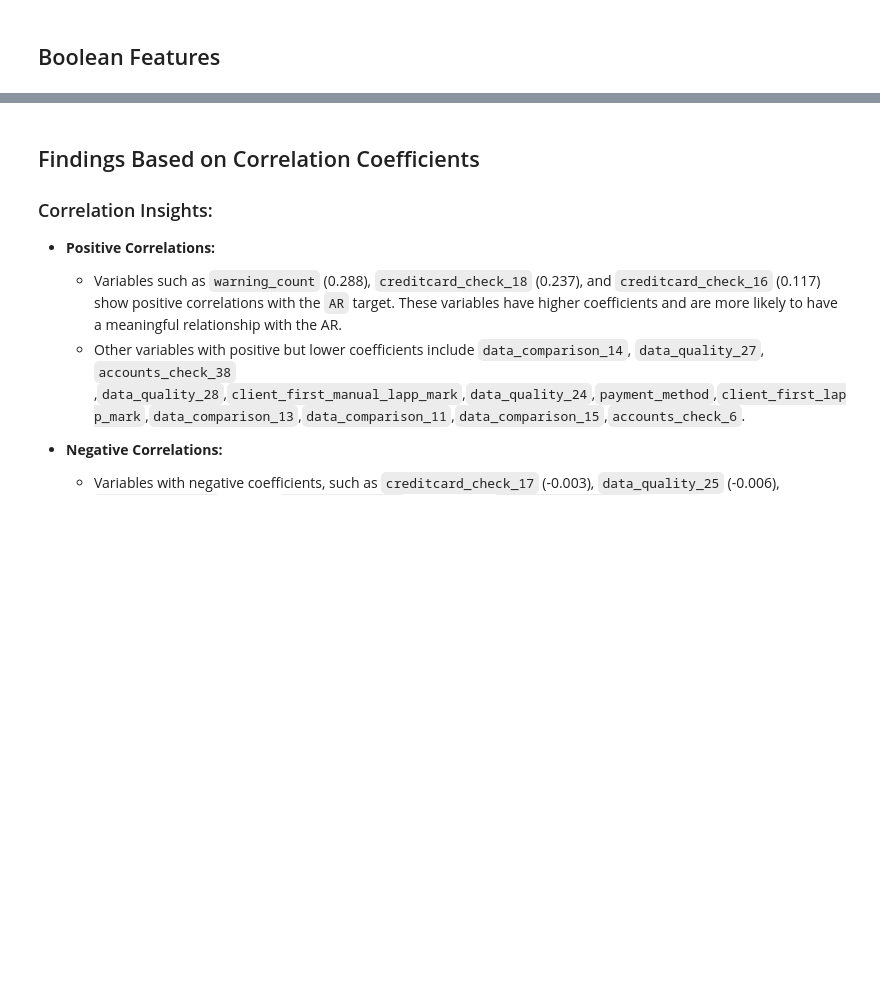
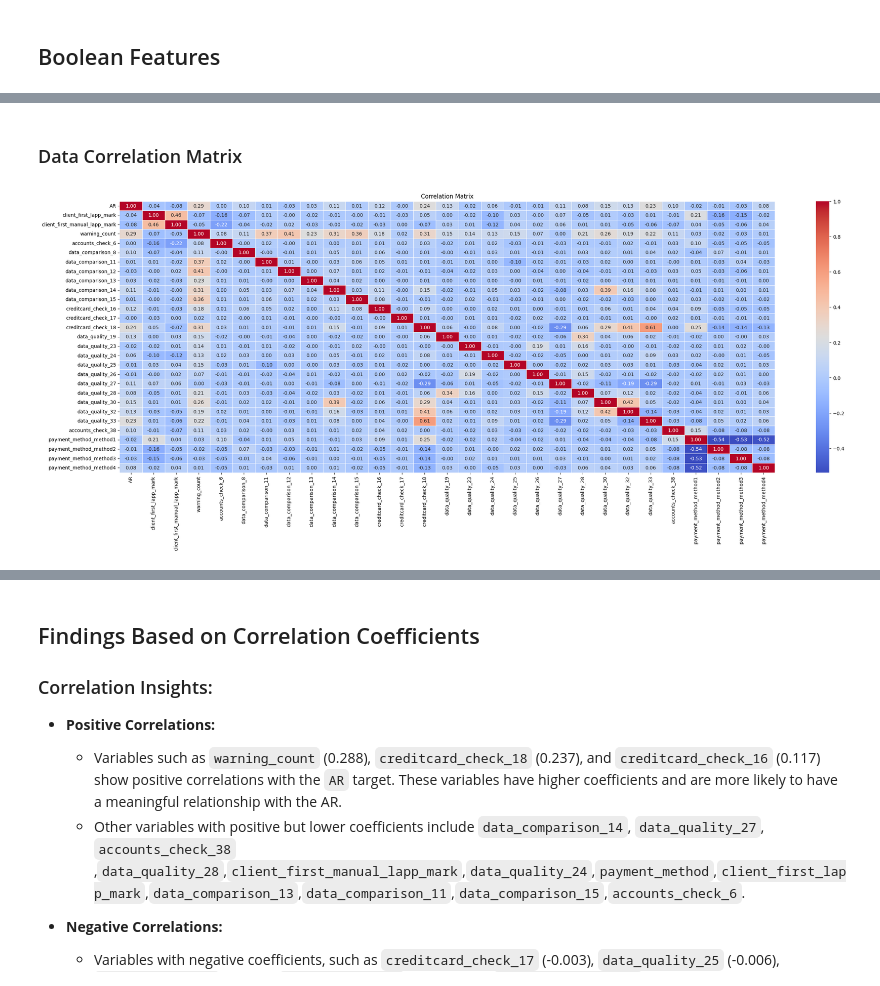
Before and after one commit to Ruth-Mwangi/Loan-Approval-Automation, a Jupyter notebook: notebooks/02_eda.ipynb, the cells around one changed output, grey strips where cells are left out. Saved outputs shown, nothing was run; the diff lists cells and outputs as text; code cells hidden in the pictures; blank space fills up the shorter version.

```diff
--- a/notebooks/02_eda.ipynb
+++ b/notebooks/02_eda.ipynb
@@ -563,3 +380,23 @@ plt.show()
+# %% [markdown]
+### Data Correlation Matrix
+# %%
+corr_df=data.copy()
+corr_df["AR"] = corr_df["AR"].astype("int64")
+
+# encode the categorical columns
+label_encoder = LabelEncoder()
+corr_df['client_first_lapp_mark']= label_encoder.fit_transform(corr_df['client_first_lapp_mark'])
+corr_df['client_first_manual_lapp_mark']= label_encoder.fit_transform(corr_df['client_first_manual_lapp_mark'])
+
+corr_df=pd.get_dummies(corr_df,dtype='int64')
+corr_df[boolean_features] = corr_df[boolean_features].astype("int64")
+
+
+corr_matrix = corr_df.corr()
+
+create_heat_map(corr_matrix)
+# %% [output]
+[figure, added]
 # %%
 corr_matrix['AR'].sort_values(ascending=False)
 # %% [output]
```
Also changed, not shown: parts of 29 cells of this notebook, 1 other file.
